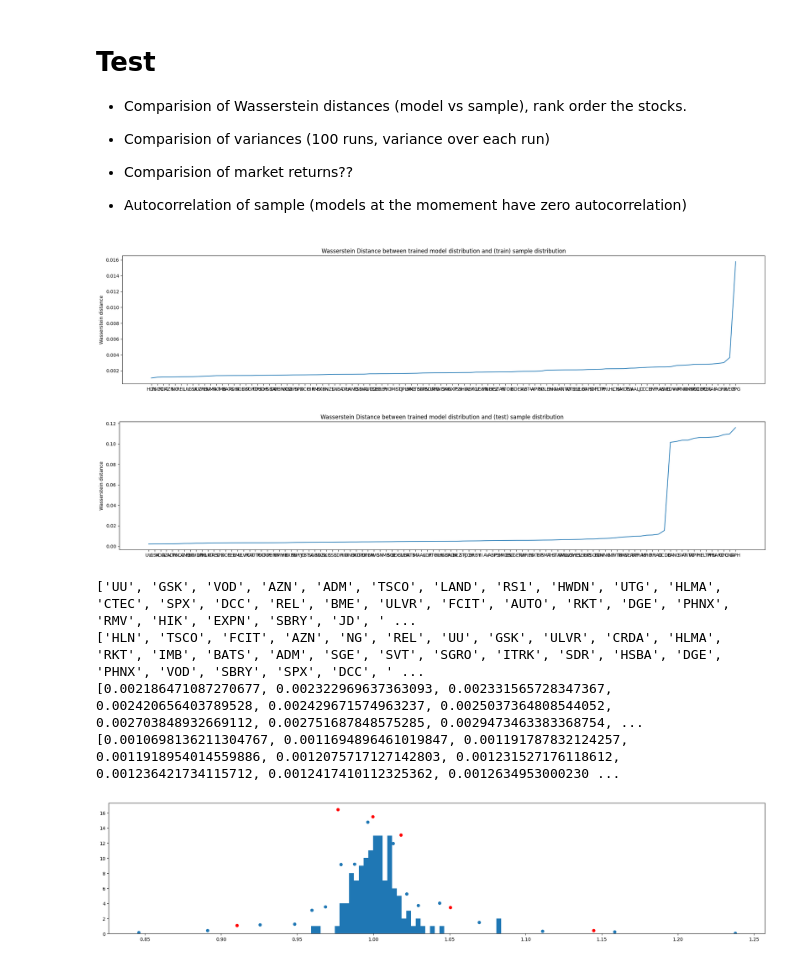
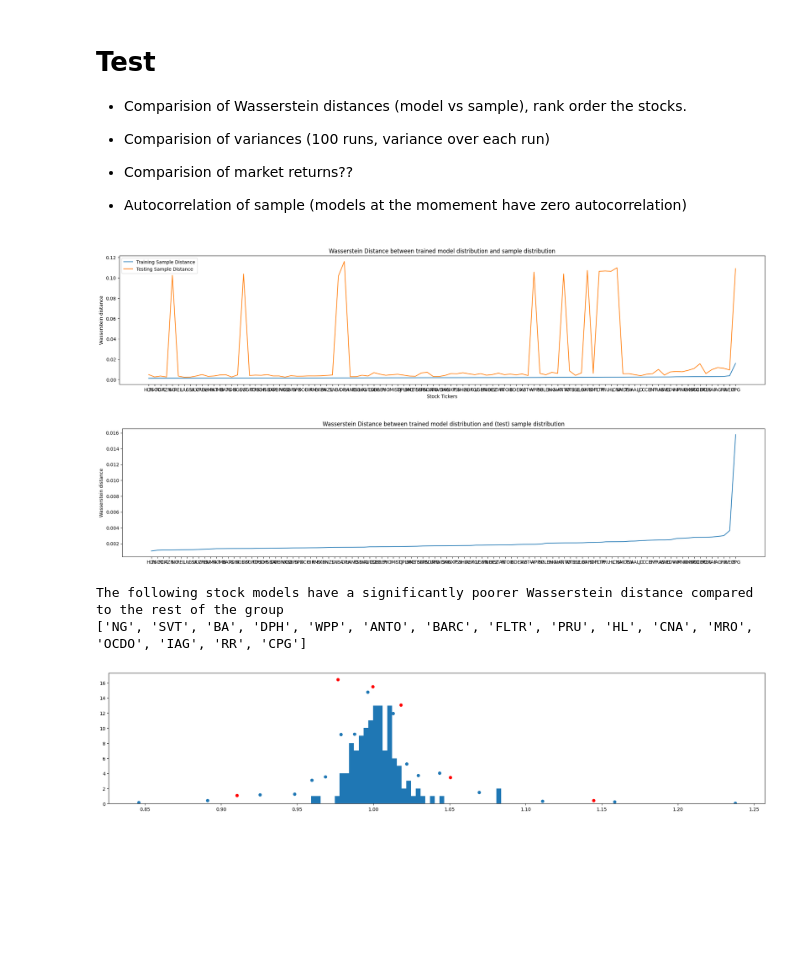
Before and after one commit to Jamesflynn1/FiniteMarketModel, a Jupyter notebook: EvaluateFit.ipynb, the cells around one changed output. Saved outputs shown, nothing was run; the diff lists cells and outputs as text; code cells hidden in the pictures; blank space fills up the shorter version.

```diff
--- a/EvaluateFit.ipynb
+++ b/EvaluateFit.ipynb
@@ -294,7 +301,3 @@ for tick in tickers:
 ftse100_10jumpMarket = Market(ftse100_10jump)
 for i in range(len(train_stocks["NWG"])):
     ftse100_10jumpMarket.evolve()
-# %%
-
-
-naiveFitMultinomialStock(train_stocks, tick, 6)
@@ -387,8 +388,15 @@ for ticker in tickers:
     if not (selectedModels[ticker] == "ward2"):
         modelTypes.append(selectedModels[ticker])
 modelTypes.sort()
-plt.title("A bar chart to show the frequency of model parameters being optimial for a given stock")
+plt.title("A bar chart to show the distribution of optimal stock model parameters")
 plt.hist(modelTypes)
-plt.setp(ax.get_xticklabels(), rotation=30, horizontalalignment='right', fontsize='x-small')
+plt.ylabel("Frequency Selected")
+plt.xlabel("Clustering Parameters")
+
+plt.rcParams["figure.figsize"] = (10,5)
+plt.xticks(rotation=25, ha='right')
+
+plt.savefig("Images/Model-Validation-Params.svg")
+
 plt.show()
 # %% [output]
@@ -412,55 +419,58 @@ NameError: name 'ax' is not defined
 trainWd = []
 testWd = []
 for i in range(len(tickers)):
     stock = highestPerfModels[tickers[i]]
     #realSample = np.array(stocks[tickers[i]]["Price"].diff().dropna()[1:])
     trainSample = calculateChange(train_stocks[tickers[i]], "percentage").to_numpy()[1:]
     testSample = calculateChange(test_stocks[tickers[i]], "percentage").to_numpy()[1:]
     trainWd.append([wasserstein_distance(u_values=stock.values, v_values=trainSample, u_weights=stock.probabilities,
                                    v_weights=np.ones(len(trainSample))/len(trainSample)), tickers[i]])
 
     testWd.append([wasserstein_distance(u_values=stock.values, v_values=testSample, u_weights=stock.probabilities,
                                    v_weights=np.ones(len(testSample))/len(testSample)), tickers[i]])
 
 def distSort(e):
     return float(e[0])
 
 trainWd.sort(key=distSort)
-testWd.sort(key=distSort)
 trainTickers = []
-testTickers = []
 trainDistances = []
 testDistances = []
+poorFits = []
 
 for item in trainWd:
     trainTickers.append(item[1])
     trainDistances.append(item[0])
-for item in testWd:
-    testTickers.append(item[1])
-    testDistances.append(item[0])
+    for testIt in testWd:
+        if testIt[1] == item[1]:
+            validationDist = testIt[0]
+            testDistances.append(validationDist)
+            if validationDist >= 0.01:
+                poorFits.append(item[1])
 
-plt.title("Wasserstein Distance between trained model distribution and (train) sample distribution")
+plt.title("Wasserstein Distance between trained model distribution and sample distribution")
+plt.ylabel("Wasserstein distance")
+plt.xlabel("Stock Tickers")
+plt.plot(trainTickers, trainDistances, label= "Training Sample Distance")
+plt.plot(trainTickers, testDistances, label = "Testing Sample Distance")
+plt.legend()
+plt.savefig("Images/WD-Model-Testing.svg")
+plt.show()
+
+#MOVE
+plt.title("Wasserstein Distance between trained model distribution and (test) sample distribution")
 plt.ylabel("Wasserstein distance")
 plt.plot(trainTickers, trainDistances)
 plt.show()
+#END MOVE
 
-plt.title("Wasserstein Distance between trained model distribution and (test) sample distribution")
-plt.ylabel("Wasserstein distance")
-plt.plot(testTickers, testDistances)
-plt.show()
-
-print(testTickers)
-print(trainTickers)
-
-print(testDistances)
-print(trainDistances)
+print("The following stock models have a significantly poorer Wasserstein distance compared to the rest of the group")
+print(poorFits)
 # %% [output]
-[figure, old version]
+[figure, new version]
-[figure, old version]
+[figure, new version]
-['UU', 'GSK', 'VOD', 'AZN', 'ADM', 'TSCO', 'LAND', 'RS1', 'HWDN', 'UTG', 'HLMA', 'CTEC', 'SPX', 'DCC', 'REL', 'BME', 'ULVR', 'FCIT', 'AUTO', 'RKT', 'DGE', 'PHNX', 'RMV', 'HIK', 'EXPN', 'SBRY', 'JD', ' ...
-['HLN', 'TSCO', 'FCIT', 'AZN', 'NG', 'REL', 'UU', 'GSK', 'ULVR', 'CRDA', 'HLMA', 'RKT', 'IMB', 'BATS', 'ADM', 'SGE', 'SVT', 'SGRO', 'ITRK', 'SDR', 'HSBA', 'DGE', 'PHNX', 'VOD', 'SBRY', 'SPX', 'DCC', ' ...
-[0.002186471087270677, 0.002322969637363093, 0.002331565728347367, 0.002420656403789528, 0.002429671574963237, 0.0025037364808544052, 0.002703848932669112, 0.002751687848575285, 0.0029473463383368754, ...
-[0.0010698136211304767, 0.0011694896461019847, 0.001191787832124257, 0.0011918954014559886, 0.0012075717127142803, 0.001231527176118612, 0.001236421734115712, 0.0012417410112325362, 0.0012634953000230 ...
+The following stock models have a significantly poorer Wasserstein distance compared to the rest of the group
+['NG', 'SVT', 'BA', 'DPH', 'WPP', 'ANTO', 'BARC', 'FLTR', 'PRU', 'HL', 'CNA', 'MRO', 'OCDO', 'IAG', 'RR', 'CPG']
 # %%
 plt.hist(calculateChange(test_stocks["MKS"],"percentage"),40)
 
```
Also changed, not shown: parts of 8 cells of this notebook, 3 other files.
